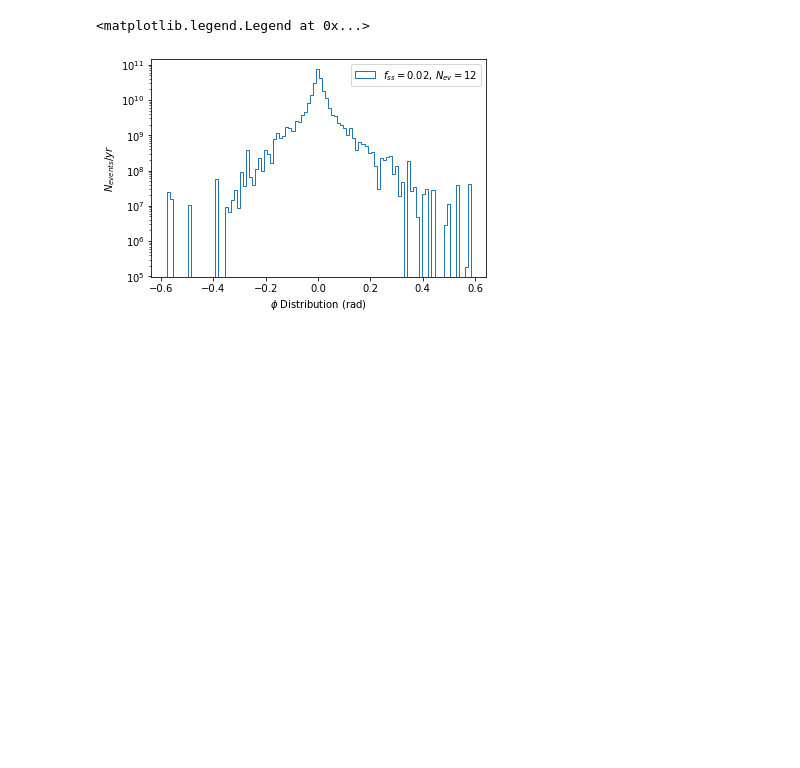
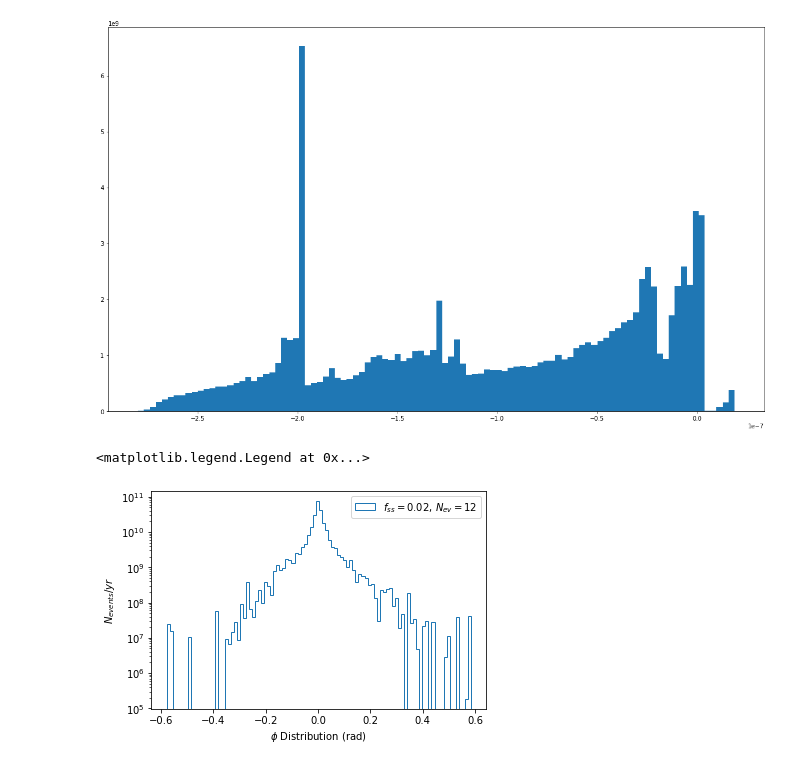
Before and after one commit to mhostert/BIN_MC, a Jupyter notebook: sims.ipynb, the cells around one changed output. Drawn from its saved outputs; the diff is of its cells as text; code cells hidden in the pictures; blank space fills up the shorter version.

```diff
--- a/sims.ipynb
+++ b/sims.ipynb
@@ -40,3 +42,9 @@ Total Count: 2.57e+11 events; took 0.309 s
+# %%
+plt.figure(figsize=(20,12))
+plt.hist(sim.times, bins = 100, weights = sim.w)
+plt.show()
+# %% [output]
+[figure, added]
 # %%
 arrx2 = np.concatenate((sim.arrx, sim2.arrx))
 arry2 = np.concatenate((sim.arry, sim2.arry))
```
Also changed, not shown: parts of 3 cells of this notebook, 10 other files.
